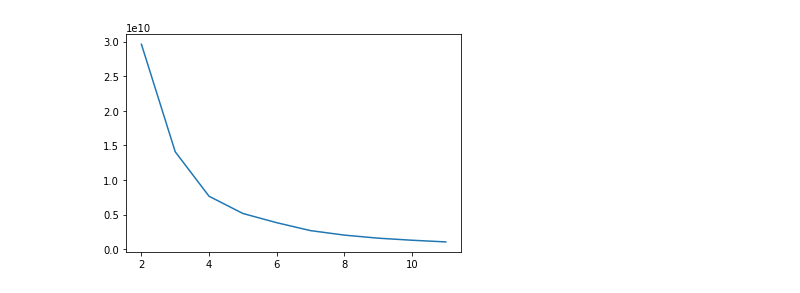
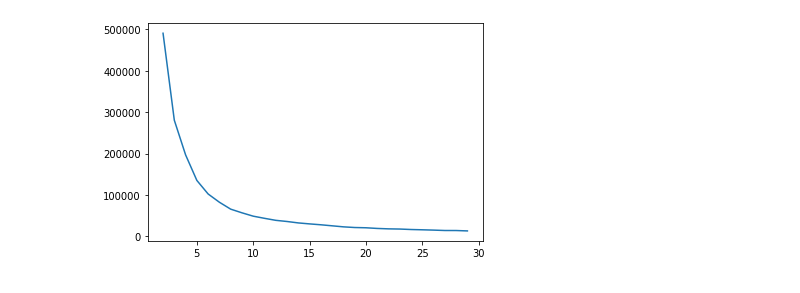
Before and after one commit to vmmduc/Machine-Learning, a Jupyter notebook: K-Means/Kmeans.ipynb, the cells around one changed output. Drawn from its saved outputs; the diff is of its cells as text; code cells hidden in the pictures.

```diff
--- a/K-Means/Kmeans.ipynb
+++ b/K-Means/Kmeans.ipynb
@@ -6,4 +7,4 @@ from sklearn.preprocessing import MinMaxScaler
 # %%
-dataset = pd.read_csv('bank.csv')
+dataset = pd.read_csv('heart_disease_patients.csv')
 dataset
 # %% [output]
@@ -27,0 +24,8 @@ plt.scatter(dataset['age'], dataset['income'])
+# %%
+col_list = list(dataset)
+risk = col_list[3:11]
+data_sums = pd.DataFrame()
+data_sums['age'] = dataset['age']
+data_sums['sex'] = dataset['sex']
+data_sums['risk'] = dataset[risk].sum(axis=1)
+data_sums
@@ -28,11 +46,11 @@ plt.scatter(dataset['age'], dataset['income'])
 # %%
 wcss = []
-x = dataset.iloc[:, [1,4]].values
-for i in range(2, 12):
+x = data_sums.iloc[:, [0,2]].values
+for i in range(2, 30):
     km = KMeans(n_clusters=i, init='k-means++', max_iter=200, random_state=0)
     km.fit(x)
     wcss.append(km.inertia_)
-plt.plot(range(2,12), wcss)
+plt.plot(range(2,30), wcss)
 plt.show()
 # %% [output]
-[figure, old version]
+[figure, new version]
```
Also changed, not shown: parts of 7 cells of this notebook, 14 other files.
